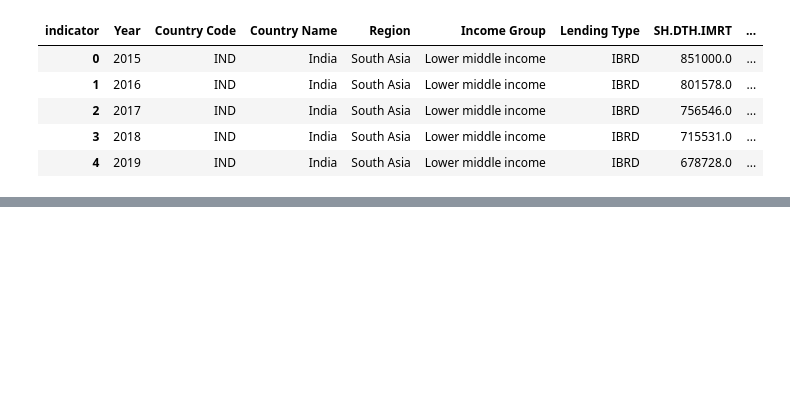
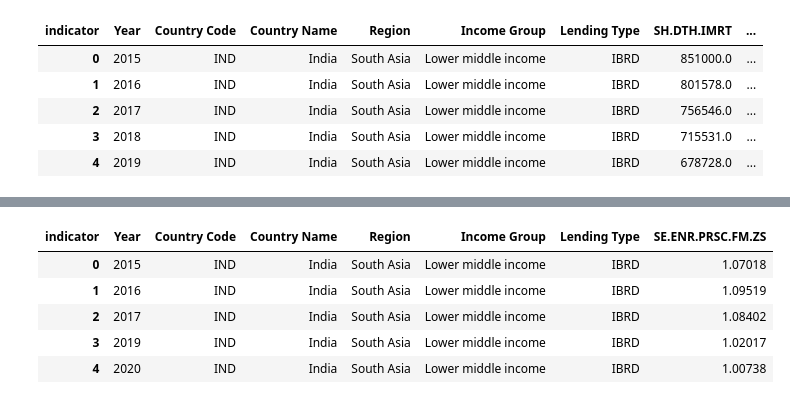
Before and after one commit to sruthib22/data690_Sruthi, a Jupyter notebook: Individual_project/Individual_project_Part_B_Draft.ipynb, the cells around one changed output, grey strips where cells are left out. Saved outputs shown, nothing was run; the diff lists cells and outputs as text; code cells hidden in the pictures; blank space fills up the shorter version.

```diff
--- a/Individual_project/Individual_project_Part_B_Draft.ipynb
+++ b/Individual_project/Individual_project_Part_B_Draft.ipynb
@@ -115,0 +198,10 @@ fig.show()
+# %%
+df_pivot_ind = df_ind_school.pivot(index =['Year','Country Code','Country Name','Region','Income Group','Lending Type'], columns ='indicator', values ='value').reset_index()
+df_pivot_ind
+# %% [output]
+| indicator | Year | Country Code | Country Name | Region | Income Group | Lending Type | SE.ENR.PRSC.FM.ZS |
+| 0 | 2015 | IND | India | South Asia | Lower middle income | IBRD | 1.07018 |
+| 1 | 2016 | IND | India | South Asia | Lower middle income | IBRD | 1.09519 |
+| 2 | 2017 | IND | India | South Asia | Lower middle income | IBRD | 1.08402 |
+| 3 | 2019 | IND | India | South Asia | Lower middle income | IBRD | 1.02017 |
+| 4 | 2020 | IND | India | South Asia | Lower middle income | IBRD | 1.00738 |
```
Also changed, not shown: parts of 13 cells of this notebook.
